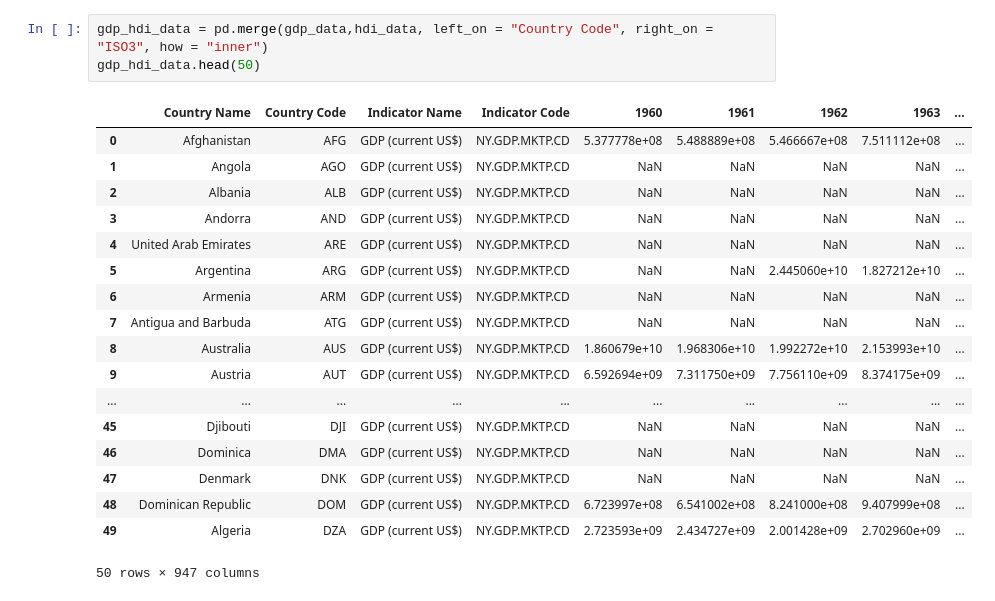
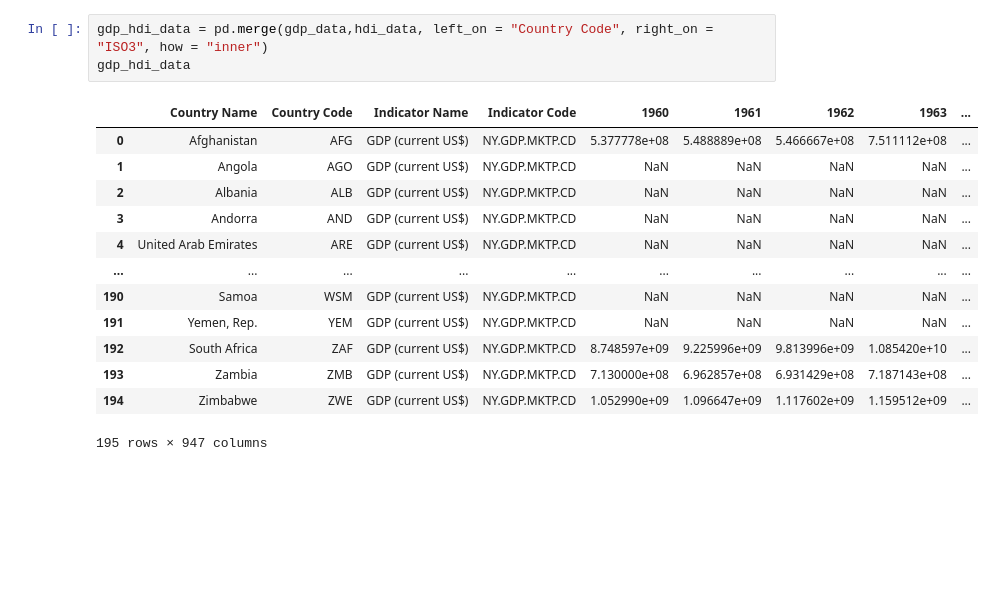
Before and after one commit to snavarroroby/Project-1-g3, a Jupyter notebook: Regression_analysis.ipynb, the cells around one changed output. Cells and saved outputs as stored; diff of their text form; blank space fills up the shorter version.

```diff
--- a/Regression_analysis.ipynb
+++ b/Regression_analysis.ipynb
@@ -19,24 +43,19 @@ total_capacity_data = pd.read_csv(csv_path5)
 # %%
 gdp_hdi_data = pd.merge(gdp_data,hdi_data, left_on = "Country Code", right_on = "ISO3", how = "inner")
-gdp_hdi_data.head(50)
+gdp_hdi_data
 # %% [output]
 |  | Country Name | Country Code | Indicator Name | Indicator Code | 1960 | 1961 | 1962 | 1963 | ... |
 | 0 | Afghanistan | AFG | GDP (current US$) | NY.GDP.MKTP.CD | 5.377778e+08 | 5.488889e+08 | 5.466667e+08 | 7.511112e+08 | ... |
 | 1 | Angola | AGO | GDP (current US$) | NY.GDP.MKTP.CD | NaN | NaN | NaN | NaN | ... |
 | 2 | Albania | ALB | GDP (current US$) | NY.GDP.MKTP.CD | NaN | NaN | NaN | NaN | ... |
 | 3 | Andorra | AND | GDP (current US$) | NY.GDP.MKTP.CD | NaN | NaN | NaN | NaN | ... |
 | 4 | United Arab Emirates | ARE | GDP (current US$) | NY.GDP.MKTP.CD | NaN | NaN | NaN | NaN | ... |
-| 5 | Argentina | ARG | GDP (current US$) | NY.GDP.MKTP.CD | NaN | NaN | 2.445060e+10 | 1.827212e+10 | ... |
-| 6 | Armenia | ARM | GDP (current US$) | NY.GDP.MKTP.CD | NaN | NaN | NaN | NaN | ... |
-| 7 | Antigua and Barbuda | ATG | GDP (current US$) | NY.GDP.MKTP.CD | NaN | NaN | NaN | NaN | ... |
-| 8 | Australia | AUS | GDP (current US$) | NY.GDP.MKTP.CD | 1.860679e+10 | 1.968306e+10 | 1.992272e+10 | 2.153993e+10 | ... |
-| 9 | Austria | AUT | GDP (current US$) | NY.GDP.MKTP.CD | 6.592694e+09 | 7.311750e+09 | 7.756110e+09 | 8.374175e+09 | ... |
 | ... | ... | ... | ... | ... | ... | ... | ... | ... | ... |
-| 45 | Djibouti | DJI | GDP (current US$) | NY.GDP.MKTP.CD | NaN | NaN | NaN | NaN | ... |
-| 46 | Dominica | DMA | GDP (current US$) | NY.GDP.MKTP.CD | NaN | NaN | NaN | NaN | ... |
-| 47 | Denmark | DNK | GDP (current US$) | NY.GDP.MKTP.CD | NaN | NaN | NaN | NaN | ... |
-| 48 | Dominican Republic | DOM | GDP (current US$) | NY.GDP.MKTP.CD | 6.723997e+08 | 6.541002e+08 | 8.241000e+08 | 9.407999e+08 | ... |
-| 49 | Algeria | DZA | GDP (current US$) | NY.GDP.MKTP.CD | 2.723593e+09 | 2.434727e+09 | 2.001428e+09 | 2.702960e+09 | ... |
+| 190 | Samoa | WSM | GDP (current US$) | NY.GDP.MKTP.CD | NaN | NaN | NaN | NaN | ... |
+| 191 | Yemen, Rep. | YEM | GDP (current US$) | NY.GDP.MKTP.CD | NaN | NaN | NaN | NaN | ... |
+| 192 | South Africa | ZAF | GDP (current US$) | NY.GDP.MKTP.CD | 8.748597e+09 | 9.225996e+09 | 9.813996e+09 | 1.085420e+10 | ... |
+| 193 | Zambia | ZMB | GDP (current US$) | NY.GDP.MKTP.CD | 7.130000e+08 | 6.962857e+08 | 6.931429e+08 | 7.187143e+08 | ... |
+| 194 | Zimbabwe | ZWE | GDP (current US$) | NY.GDP.MKTP.CD | 1.052990e+09 | 1.096647e+09 | 1.117602e+09 | 1.159512e+09 | ... |
-50 rows × 947 columns
+195 rows × 947 columns
 # %%
 hdi_gdp_reduced = gdp_hdi_data[["Country Name","Country Code", "Human Development Index (2021)","2021"]]
```
Also changed, not shown: parts of 12 cells of this notebook, 3 other files.
